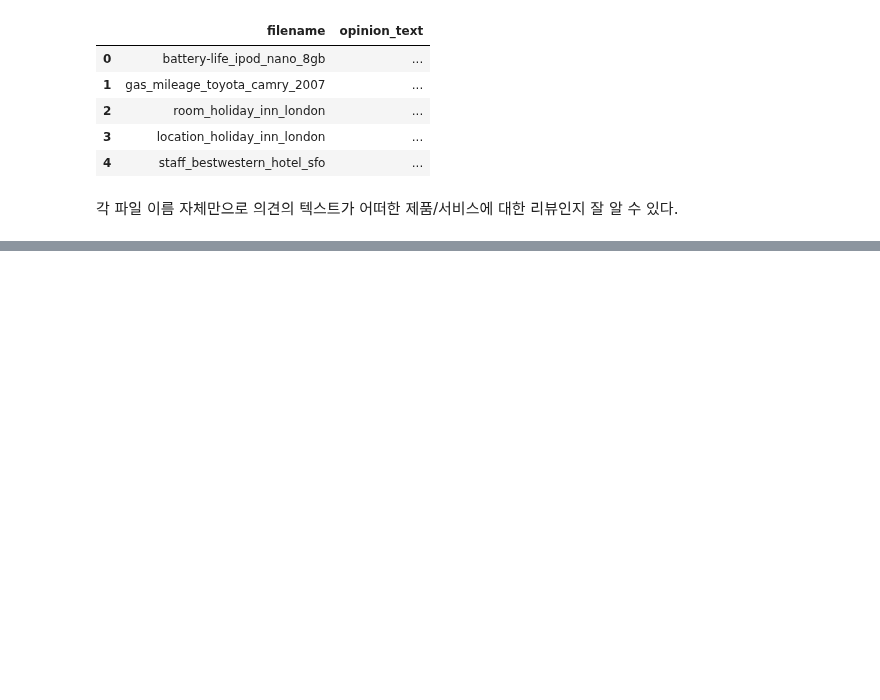
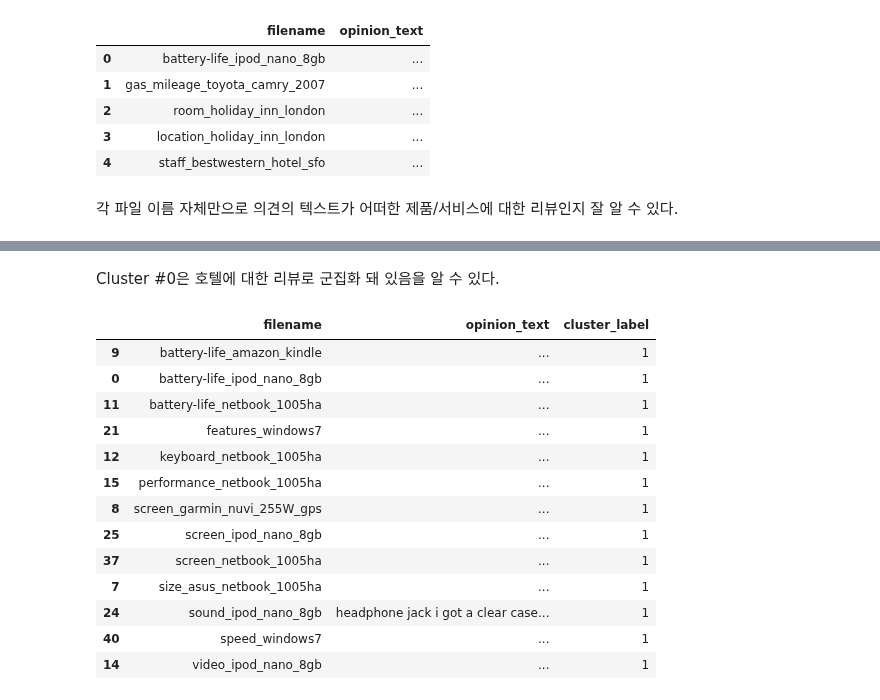
Before and after one commit to wizdom-js/data_analysis, a Jupyter notebook: 파이썬 머신러닝 완벽가이드/CHAPTER_08_텍스트 분석_05~08.ipynb, the cells around one changed output, grey strips where cells are left out. Saved outputs shown, nothing was run; the diff lists cells and outputs as text; code cells hidden in the pictures; blank space fills up the shorter version.

```diff
--- a/파이썬 머신러닝 완벽가이드/CHAPTER_08_텍스트 분석_05~08.ipynb
+++ b/파이썬 머신러닝 완벽가이드/CHAPTER_08_텍스트 분석_05~08.ipynb
@@ -606,0 +628,19 @@ cluster_centers = km_cluster.cluster_centers_
+# %% [markdown]
+Cluster #0은 호텔에 대한 리뷰로 군집화 돼 있음을 알 수 있다.
+# %%
+document_df[document_df['cluster_label']==1].sort_values(by='filename')
+# %% [output]
+|  | filename | opinion_text | cluster_label |
+| 9 | battery-life_amazon_kindle | ... | 1 |
+| 0 | battery-life_ipod_nano_8gb | ... | 1 |
+| 11 | battery-life_netbook_1005ha | ... | 1 |
+| 21 | features_windows7 | ... | 1 |
+| 12 | keyboard_netbook_1005ha | ... | 1 |
+| 15 | performance_netbook_1005ha | ... | 1 |
+| 8 | screen_garmin_nuvi_255W_gps | ... | 1 |
+| 25 | screen_ipod_nano_8gb | ... | 1 |
+| 37 | screen_netbook_1005ha | ... | 1 |
+| 7 | size_asus_netbook_1005ha | ... | 1 |
+| 24 | sound_ipod_nano_8gb | headphone jack i got a clear case... | 1 |
+| 40 | speed_windows7 | ... | 1 |
+| 14 | video_ipod_nano_8gb | ... | 1 |
```
Also changed, not shown: parts of 34 cells of this notebook.
